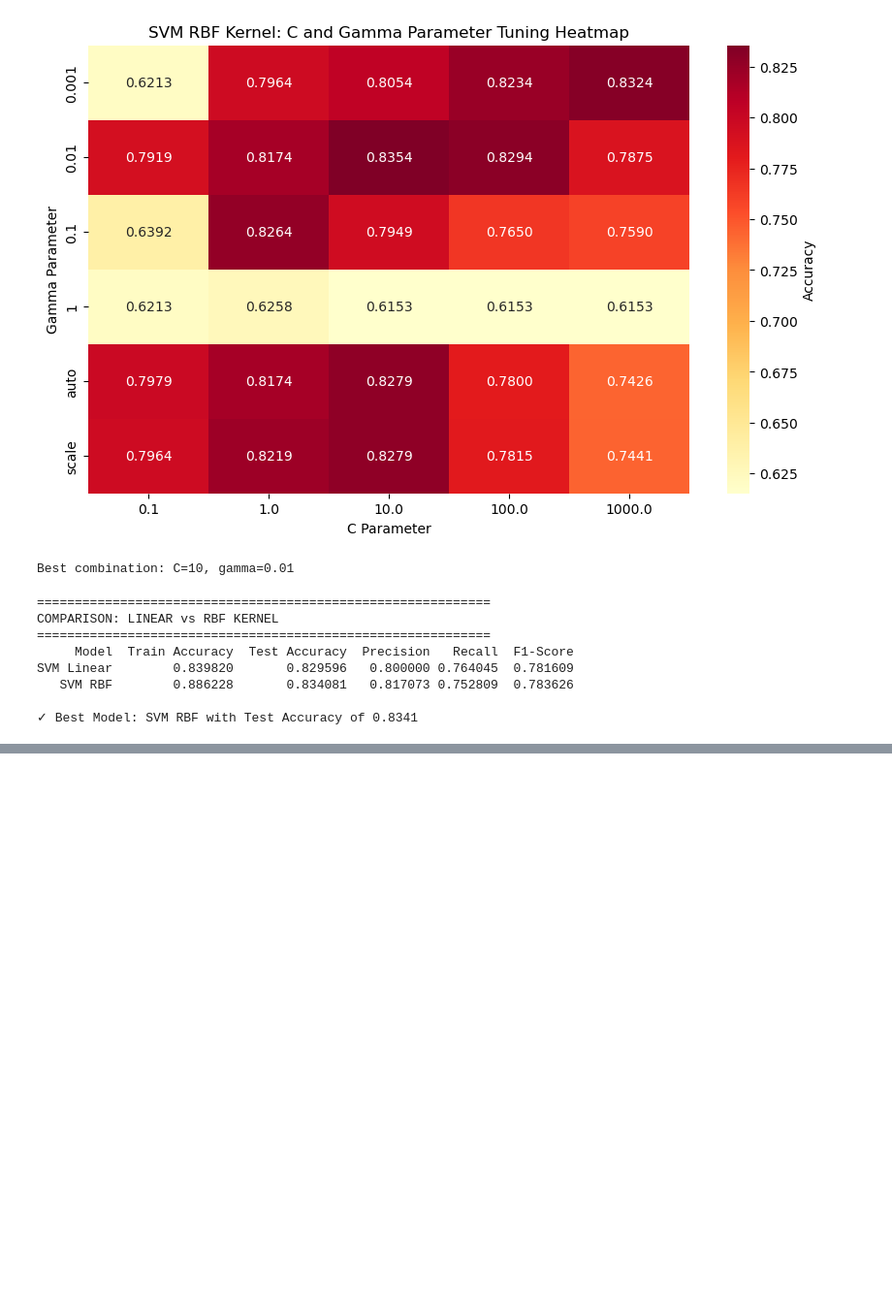
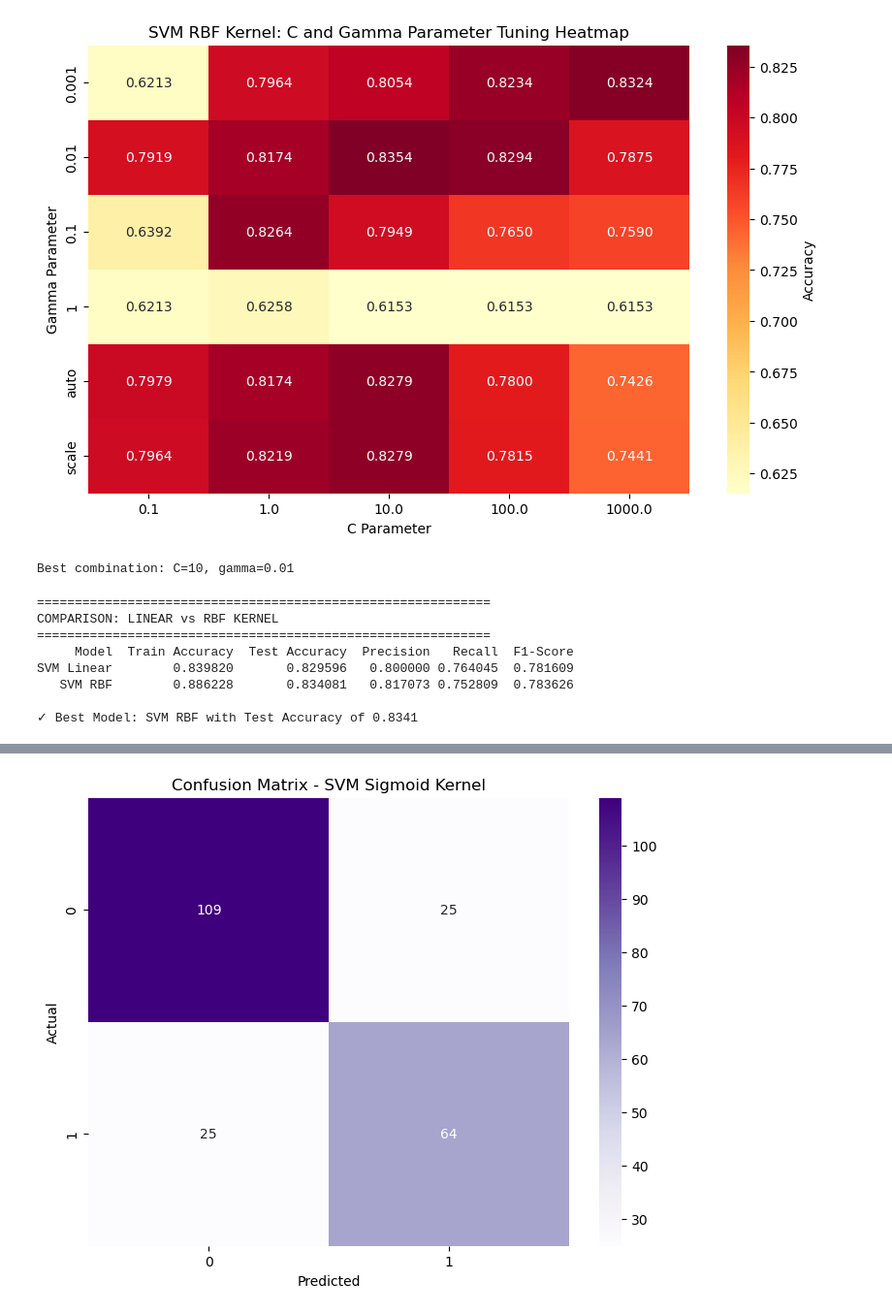
Before and after one commit to AequaIis/572Project, a Jupyter notebook: SVM.ipynb, the cells around one changed output, grey strips where cells are left out. Shown at 97% size. Cells and saved outputs as stored; diff of their text form; code cells hidden in the pictures; blank space fills up the shorter version.

```diff
--- a/SVM.ipynb
+++ b/SVM.ipynb
@@ -733,0 +409,96 @@ F1-Optimized       0.820628   0.769231 0.786517  0.777778
+# %%
+# Sigmoid kernel SVM with hyperparameter tuning
+param_grid_sigmoid = {
+    'C': [0.1, 1, 10, 100],
+    'gamma': ['scale', 'auto', 0.01, 0.1, 1],
+    'coef0': [0, 0.5, 1]
+}
+
+svm_sigmoid = SVC(kernel='sigmoid', random_state=42)
+
+grid_search_sigmoid = GridSearchCV(
+    estimator=svm_sigmoid,
+    param_grid=param_grid_sigmoid,
+    cv=5,
+    scoring='accuracy',
+    verbose=1,
+    n_jobs=-1
+)
+
+print("Tuning SVM with Sigmoid Kernel...")
+print("=" * 60)
+grid_search_sigmoid.fit(X_train_scaled, y_train)
+
+print(f"\nBest parameters: {grid_search_sigmoid.best_params_}")
+print(f"Best Cross-Validation Score: {grid_search_sigmoid.best_score_:.4f}")
+
+# Evaluate the best sigmoid model
+best_svm_sigmoid = grid_search_sigmoid.best_estimator_
+
+y_train_pred_sig = best_svm_sigmoid.predict(X_train_scaled)
+y_test_pred_sig = best_svm_sigmoid.predict(X_test_scaled)
+
+print("\n" + "=" * 60)
+print("SVM SIGMOID KERNEL PERFORMANCE")
+print("=" * 60)
+print(f"Training Accuracy: {accuracy_score(y_train, y_train_pred_sig):.4f}")
+print(f"Test Accuracy: {accuracy_score(y_test, y_test_pred_sig):.4f}")
+print(f"Precision: {precision_score(y_test, y_test_pred_sig):.4f}")
+print(f"Recall: {recall_score(y_test, y_test_pred_sig):.4f}")
+print(f"F1-Score: {f1_score(y_test, y_test_pred_sig):.4f}")
+
+print("\nClassification Report:")
+print(classification_report(y_test, y_test_pred_sig))
+
+# Confusion Matrix for Sigmoid
+cm_sig = confusion_matrix(y_test, y_test_pred_sig)
+
+plt.figure(figsize=(8, 6))
+sns.heatmap(cm_sig, annot=True, fmt='d', cmap='Purples', cbar=True)
+plt.title('Confusion Matrix - SVM Sigmoid Kernel')
+plt.ylabel('Actual')
+plt.xlabel('Predicted')
+plt.show()
+
+print("\nConfusion Matrix:")
+print(cm_sig)
+
+# Compare Sigmoid to Linear and RBF
+comparison_sigmoid_df = pd.DataFrame({
+    'Model': ['SVM Linear', 'SVM RBF', 'SVM Sigmoid'],
+    'Train Accuracy': [
+        accuracy_score(y_train, y_train_pred),
+        accuracy_score(y_train, y_train_pred_rbf),
+        accuracy_score(y_train, y_train_pred_sig)
+    ],
+    'Test Accuracy': [
+        accuracy_score(y_test, y_test_pred),
+        accuracy_score(y_test, y_test_pred_rbf),
+        accuracy_score(y_test, y_test_pred_sig)
+    ],
+    'Precision': [
+        precision_score(y_test, y_test_pred),
+        precision_score(y_test, y_test_pred_rbf),
+        precision_score(y_test, y_test_pred_sig)
+    ],
+    'Recall': [
+        recall_score(y_test, y_test_pred),
+        recall_score(y_test, y_test_pred_rbf),
+        recall_score(y_test, y_test_pred_sig)
+    ],
+    'F1-Score': [
+        f1_score(y_test, y_test_pred),
+        f1_score(y_test, y_test_pred_rbf),
+        f1_score(y_test, y_test_pred_sig)
+    ]
+})
+
+print("\n" + "=" * 60)
+print("COMPARISON: LINEAR vs RBF vs SIGMOID")
+print("=" * 60)
+print(comparison_sigmoid_df.to_string(index=False))
+
+best_sig_idx = comparison_sigmoid_df['Test Accuracy'].idxmax()
+best_sig_model = comparison_sigmoid_df.loc[best_sig_idx, 'Model']
+print(f"\n✓ Best SVM Kernel: {best_sig_model} with Test Accuracy of {comparison_sigmoid_df.loc[best_sig_idx, 'Test Accuracy']:.4f}")
+# %% [output]
@@ -733,0 +522 @@ F1-Optimized       0.820628   0.769231 0.786517  0.777778
+[figure, added]
```
Also changed, not shown: parts of 14 cells of this notebook, 4 other files.
